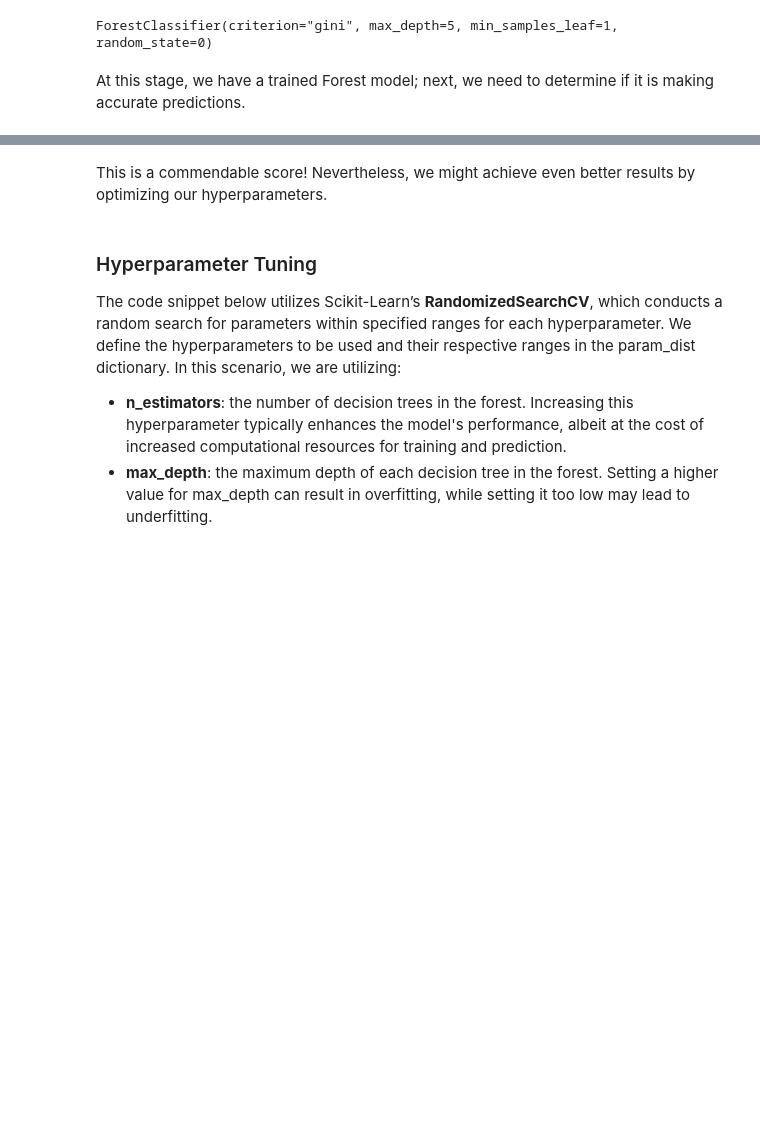
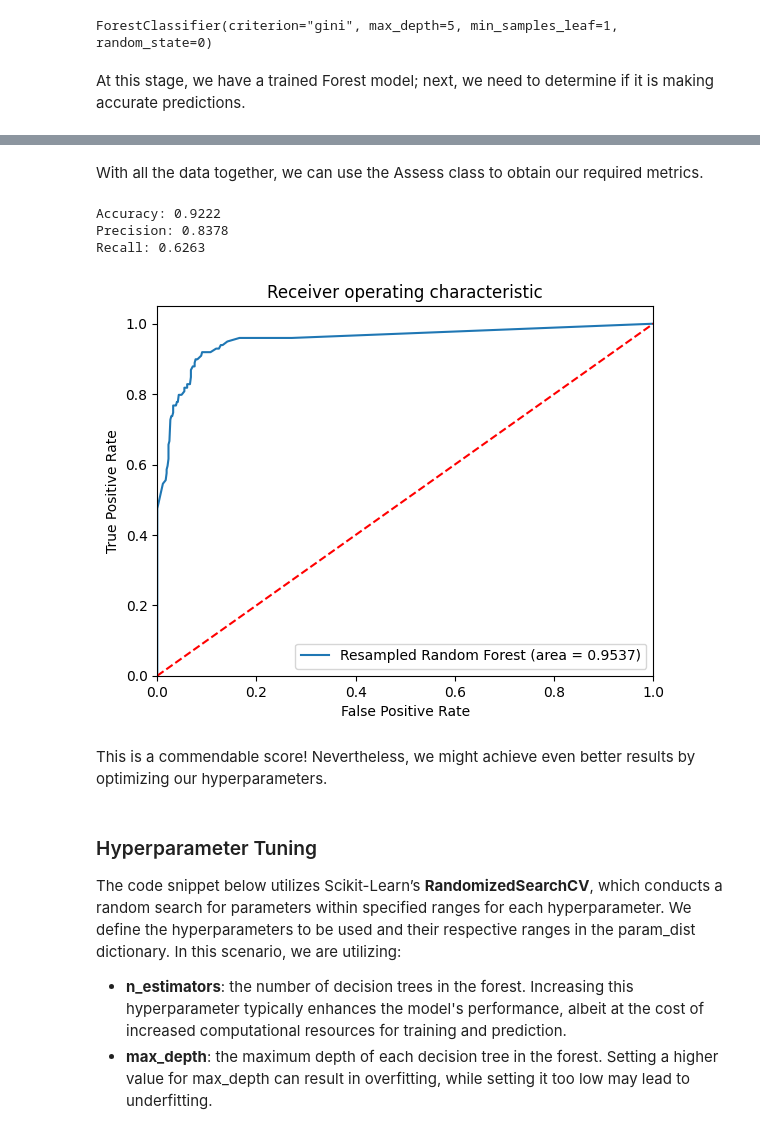
Before and after one commit to sascommunities/sas-hackathon-boot-camp-2025, a Jupyter notebook: workbench/assignments/answer_keys/answer_key_workbench_innovate_hackathon_python.ipynb, the cells around one changed output, grey strips where cells are left out. Cells and saved outputs as stored; diff of their text form; code cells hidden in the pictures; blank space fills up the shorter version.

```diff
--- a/workbench/assignments/answer_keys/answer_key_workbench_innovate_hackathon_python.ipynb
+++ b/workbench/assignments/answer_keys/answer_key_workbench_innovate_hackathon_python.ipynb
@@ -104,3 +132,44 @@ plt.show()
+# %% [markdown]
+With all the data together, we can use the Assess class to obtain our required metrics.
+# %%
+assess = Assess(
+    input = "P_Churn1",
+    y_true = "Churn",
+    pos_label = "1",
+    p_var = "P_Churn0",
+    p_pos_label = "0"
+)
+
+assess.summarize(complete_test_data)
+
+accuracy = assess.accuracy_score_
+precision = assess.precision_score_
+recall = assess.recall_score_
+
+print("Accuracy:", '{:.4f}'.format(accuracy))
+print("Precision:", '{:.4f}'.format(precision))
+print("Recall:", '{:.4f}'.format(recall))
+# %% [output]
+Accuracy: 0.9222
+Precision: 0.8378
+Recall: 0.6263
+# %%
+tpr, fpr = assess.roc_curve_
+roc_auc = assess.auc_
+
+plt.figure()
+plt.plot(fpr, tpr, label='Resampled Random Forest (area = %0.4f)' % roc_auc)
+plt.plot([0, 1], [0, 1],'r--')
+plt.xlim([0.0, 1.0])
+plt.ylim([0.0, 1.05])
+plt.xlabel('False Positive Rate')
+plt.ylabel('True Positive Rate')
+plt.title('Receiver operating characteristic')
+plt.legend(loc="lower right")
+plt.savefig('Log_ROC')
+plt.show()
+# %% [output]
+[figure, added]
 # %% [markdown]
 This is a commendable score! Nevertheless, we might achieve even better results by optimizing our hyperparameters.
 # %% [markdown]
```
Also changed, not shown: parts of 33 cells of this notebook, 1 other file.
